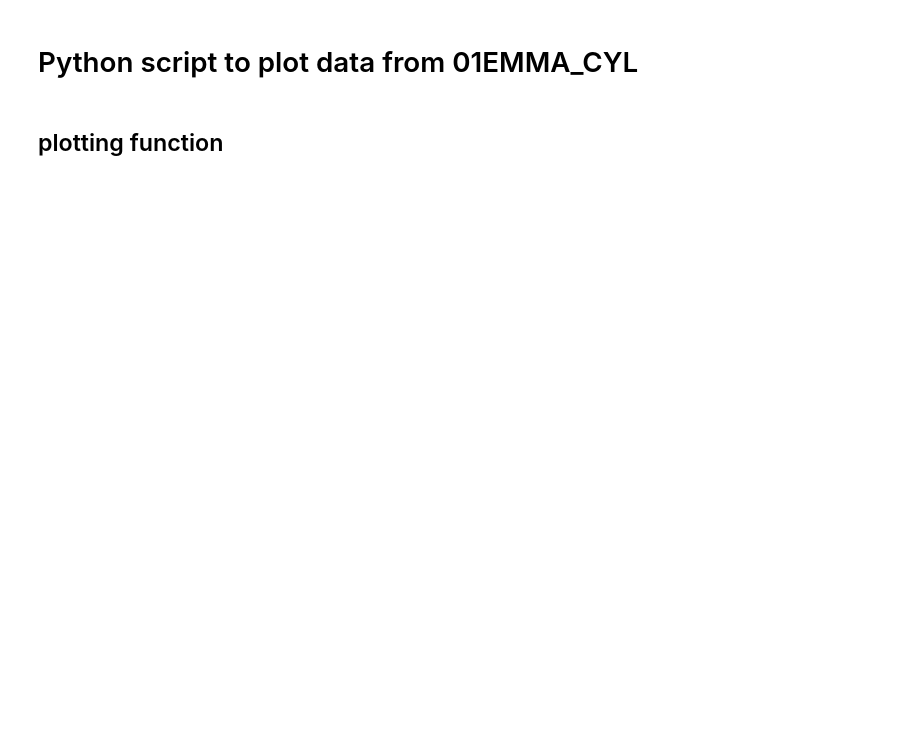
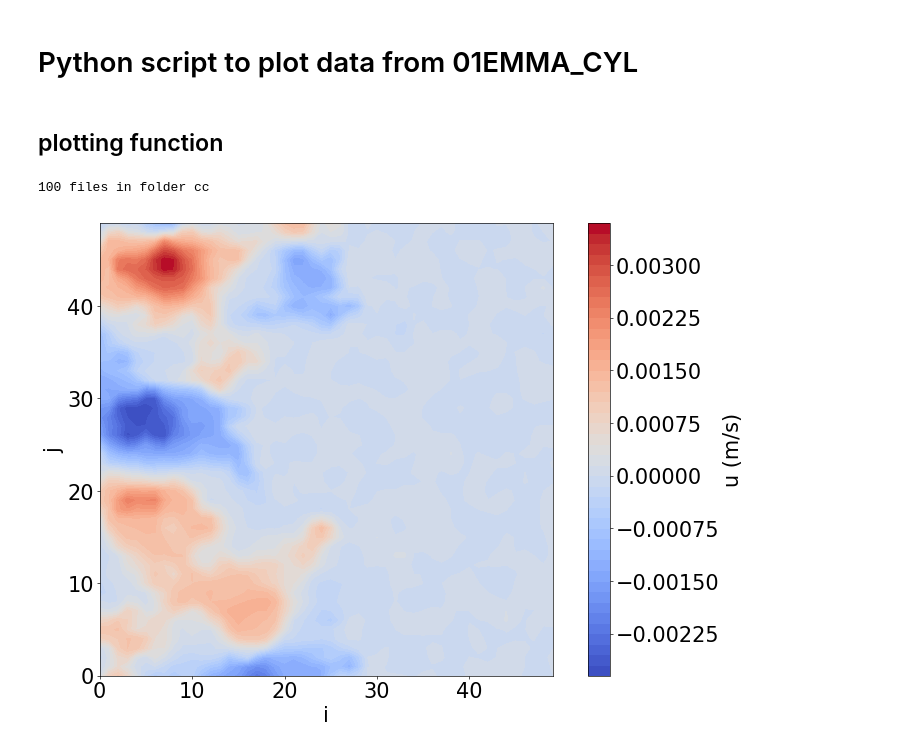
Before and after one commit to CyrilleBonamy/notebook_opendata, a Jupyter notebook: plot_01EMMA_CYL.ipynb, the cells around one changed output. Cells and saved outputs as stored; diff of their text form; code cells hidden in the pictures; blank space fills up the shorter version.

```diff
--- a/plot_01EMMA_CYL.ipynb
+++ b/plot_01EMMA_CYL.ipynb
@@ -101,0 +112,5 @@ widget.interact(g,
+# %%
+create_plot()
+# %% [output]
+100 files in folder cc
+[figure, added]
```
Also changed, not shown: parts of 2 cells of this notebook.
